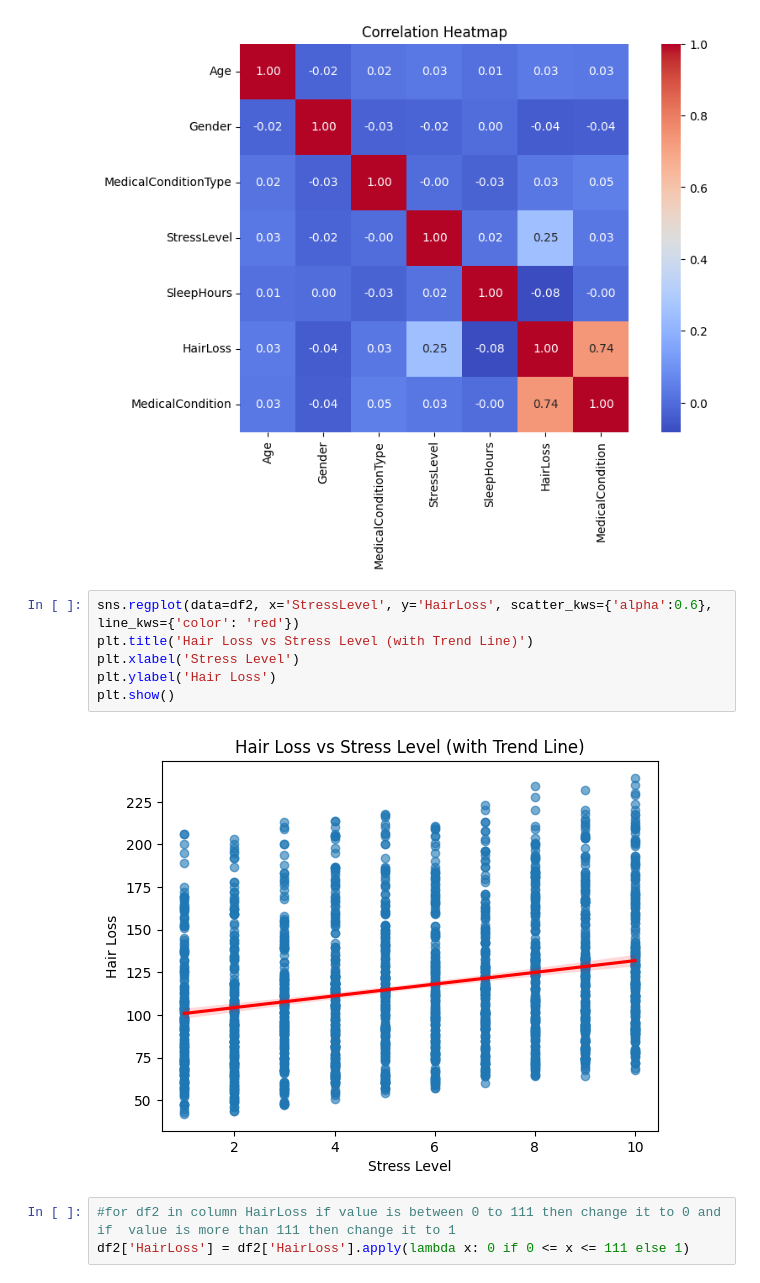
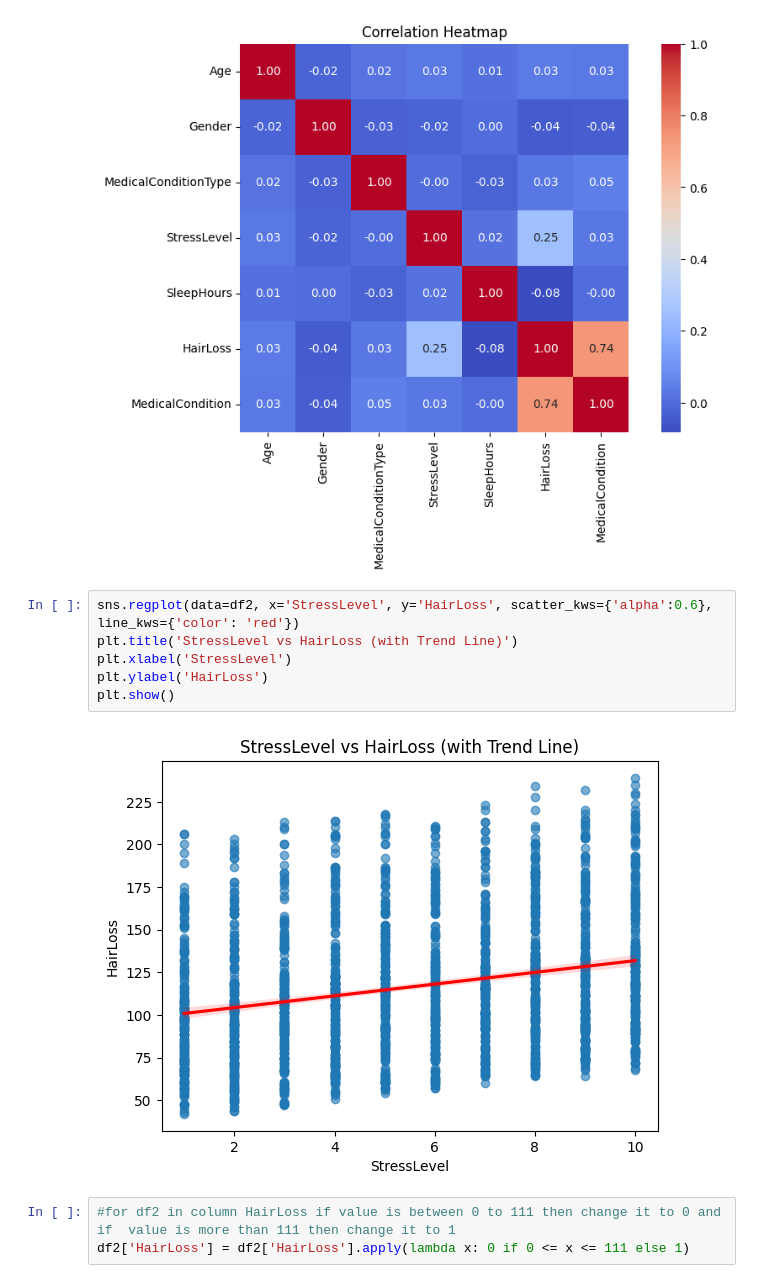
Before and after one commit to JayaAhmed/BigData, a Jupyter notebook: BigData.ipynb, the cells around one changed output. Drawn from its saved outputs; the diff is of its cells as text.

```diff
--- a/BigData.ipynb
+++ b/BigData.ipynb
@@ -89,12 +89,12 @@ plt.show()
 [figure]
 # %%
 sns.regplot(data=df2, x='StressLevel', y='HairLoss', scatter_kws={'alpha':0.6}, line_kws={'color': 'red'})
-plt.title('Hair Loss vs Stress Level (with Trend Line)')
-plt.xlabel('Stress Level')
-plt.ylabel('Hair Loss')
+plt.title('StressLevel vs HairLoss (with Trend Line)')
+plt.xlabel('StressLevel')
+plt.ylabel('HairLoss')
 plt.show()
 # %% [output]
-[figure, old version]
+[figure, new version]
 # %%
 #for df2 in column HairLoss if value is between 0 to 111 then change it to 0 and if  value is more than 111 then change it to 1
 df2['HairLoss'] = df2['HairLoss'].apply(lambda x: 0 if 0 <= x <= 111 else 1)
```
Also changed, not shown: parts of 1 cell of this notebook.
